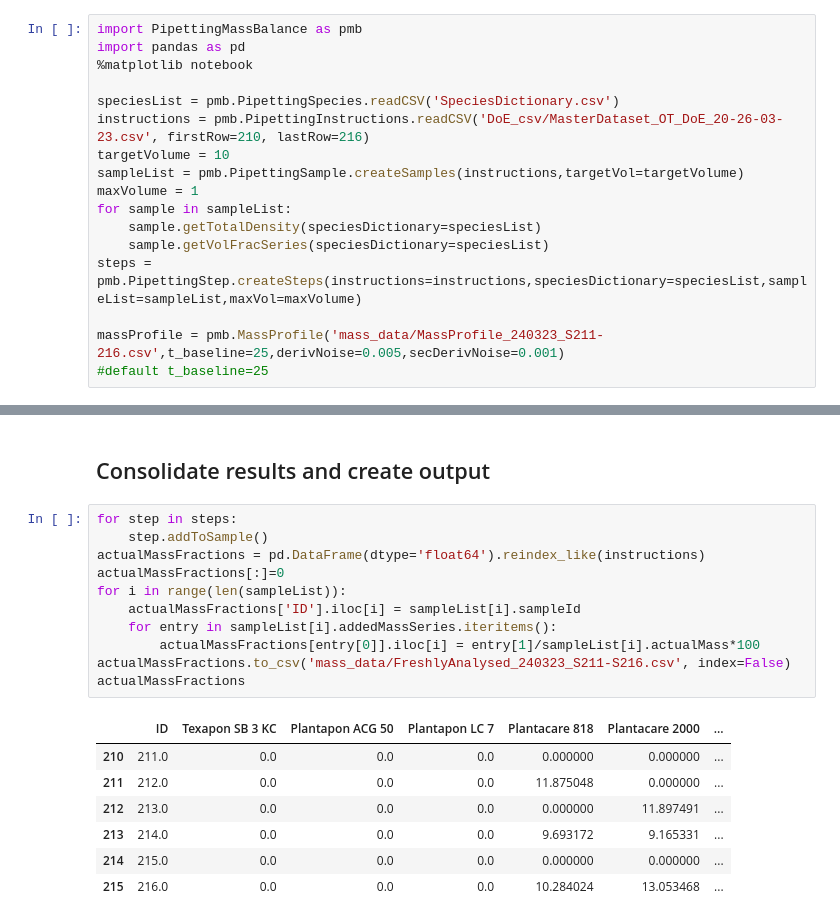
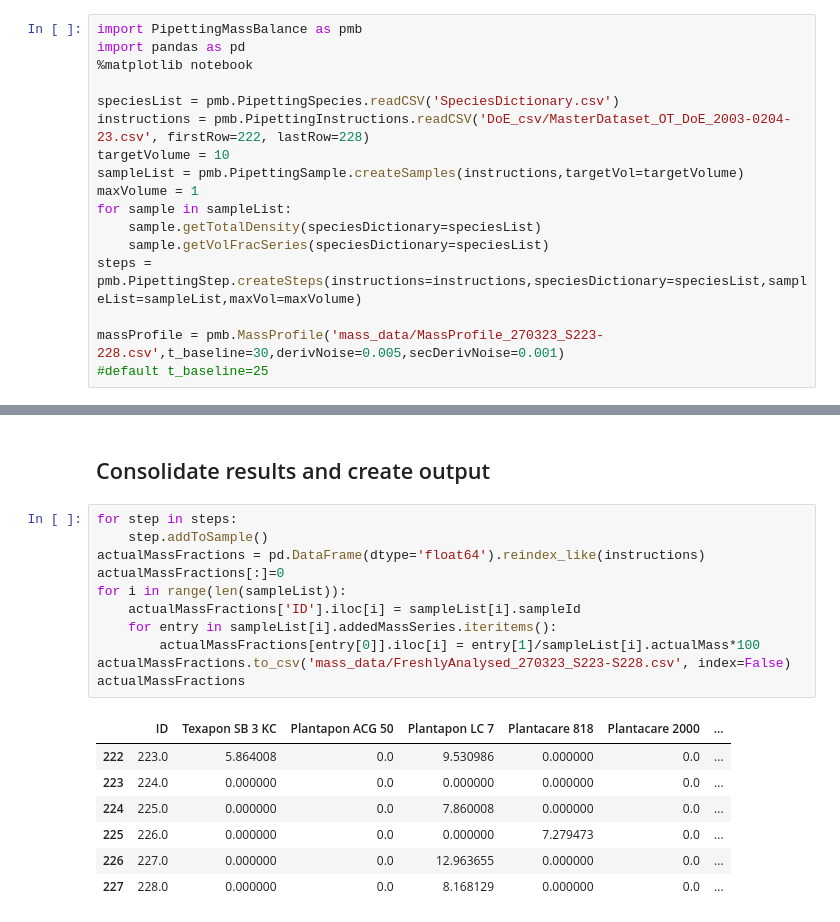
Before and after one commit to AniketChitre/formulations-prep, a Jupyter notebook: balance_analysis.ipynb, the cells around one changed output, grey strips where cells are left out. Cells and saved outputs as stored; diff of their text form.

```diff
--- a/balance_analysis.ipynb
+++ b/balance_analysis.ipynb
@@ -6,7 +6,7 @@ import pandas as pd
 %matplotlib notebook
 
 speciesList = pmb.PipettingSpecies.readCSV('SpeciesDictionary.csv')
-instructions = pmb.PipettingInstructions.readCSV('DoE_csv/MasterDataset_OT_DoE_20-26-03-23.csv', firstRow=210, lastRow=216)
+instructions = pmb.PipettingInstructions.readCSV('DoE_csv/MasterDataset_OT_DoE_2003-0204-23.csv', firstRow=222, lastRow=228)
 targetVolume = 10
 sampleList = pmb.PipettingSample.createSamples(instructions,targetVol=targetVolume)
 maxVolume = 1
@@ -15,7 +15,7 @@ for sample in sampleList:
     sample.getVolFracSeries(speciesDictionary=speciesList)
 steps = pmb.PipettingStep.createSteps(instructions=instructions,speciesDictionary=speciesList,sampleList=sampleList,maxVol=maxVolume)
 
-massProfile = pmb.MassProfile('mass_data/MassProfile_240323_S211-216.csv',t_baseline=25,derivNoise=0.005,secDerivNoise=0.001)
+massProfile = pmb.MassProfile('mass_data/MassProfile_270323_S223-228.csv',t_baseline=30,derivNoise=0.005,secDerivNoise=0.001)
 #default t_baseline=25
 # %% [markdown]
 ## Analyse Water Addition
@@ -93,19 +92,19 @@ Addition of 0.203g Arlypon TT detected from 2810s to 2822s - expected volume = 0
 # %%
 for step in steps:
     step.addToSample()
 actualMassFractions = pd.DataFrame(dtype='float64').reindex_like(instructions)
 actualMassFractions[:]=0
 for i in range(len(sampleList)):
     actualMassFractions['ID'].iloc[i] = sampleList[i].sampleId
     for entry in sampleList[i].addedMassSeries.iteritems():
         actualMassFractions[entry[0]].iloc[i] = entry[1]/sampleList[i].actualMass*100
-actualMassFractions.to_csv('mass_data/FreshlyAnalysed_240323_S211-S216.csv', index=False)
+actualMassFractions.to_csv('mass_data/FreshlyAnalysed_270323_S223-S228.csv', index=False)
 actualMassFractions
 # %% [output]
 |  | ID | Texapon SB 3 KC | Plantapon ACG 50 | Plantapon LC 7 | Plantacare 818 | Plantacare 2000 | ... |
-| 210 | 211.0 | 0.0 | 0.0 | 0.0 | 0.000000 | 0.000000 | ... |
-| 211 | 212.0 | 0.0 | 0.0 | 0.0 | 11.875048 | 0.000000 | ... |
-| 212 | 213.0 | 0.0 | 0.0 | 0.0 | 0.000000 | 11.897491 | ... |
-| 213 | 214.0 | 0.0 | 0.0 | 0.0 | 9.693172 | 9.165331 | ... |
-| 214 | 215.0 | 0.0 | 0.0 | 0.0 | 0.000000 | 0.000000 | ... |
-| 215 | 216.0 | 0.0 | 0.0 | 0.0 | 10.284024 | 13.053468 | ... |
+| 222 | 223.0 | 5.864008 | 0.0 | 9.530986 | 0.000000 | 0.0 | ... |
+| 223 | 224.0 | 0.000000 | 0.0 | 0.000000 | 0.000000 | 0.0 | ... |
+| 224 | 225.0 | 0.000000 | 0.0 | 7.860008 | 0.000000 | 0.0 | ... |
+| 225 | 226.0 | 0.000000 | 0.0 | 0.000000 | 7.279473 | 0.0 | ... |
+| 226 | 227.0 | 0.000000 | 0.0 | 12.963655 | 0.000000 | 0.0 | ... |
+| 227 | 228.0 | 0.000000 | 0.0 | 8.168129 | 0.000000 | 0.0 | ... |
```
Also changed, not shown: parts of 4 cells of this notebook, 6 other files.
